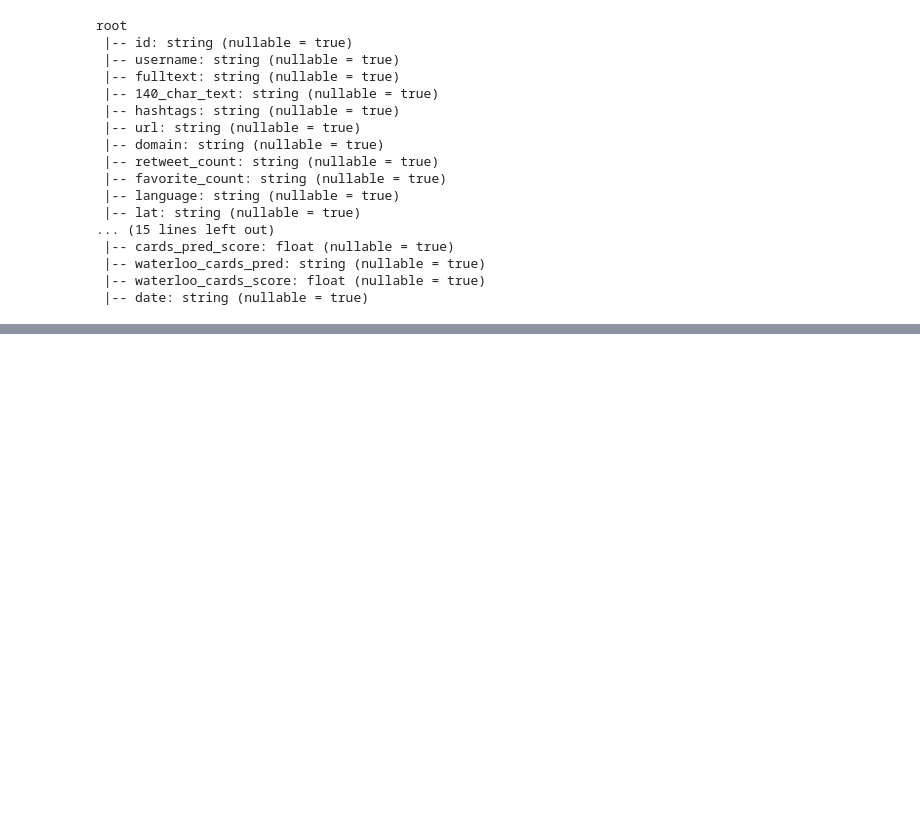
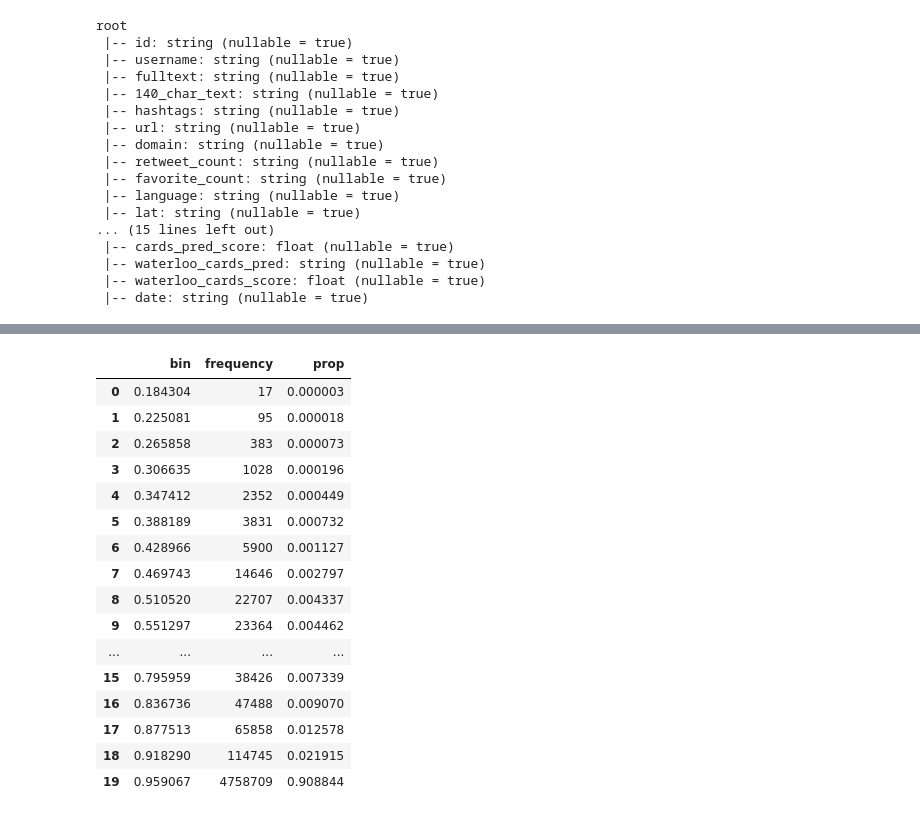
Before and after one commit to crarojasca/MDFI_misinformation, a Jupyter notebook: hamburg/RoC.ipynb, the cells around one changed output, grey strips where cells are left out. Drawn from its saved outputs; the diff is of its cells as text; code cells hidden in the pictures; blank space fills up the shorter version.

```diff
--- a/hamburg/RoC.ipynb
+++ b/hamburg/RoC.ipynb
@@ -92,0 +170,25 @@ root
+# %%
+scores = pd.DataFrame(
+    list(zip(*scores_bins)),
+    columns=['bin', 'frequency']
+)
+scores["prop"] = scores["frequency"]/total_count
+scores
+# %% [output]
+|  | bin | frequency | prop |
+| 0 | 0.184304 | 17 | 0.000003 |
+| 1 | 0.225081 | 95 | 0.000018 |
+| 2 | 0.265858 | 383 | 0.000073 |
+| 3 | 0.306635 | 1028 | 0.000196 |
+| 4 | 0.347412 | 2352 | 0.000449 |
+| 5 | 0.388189 | 3831 | 0.000732 |
+| 6 | 0.428966 | 5900 | 0.001127 |
+| 7 | 0.469743 | 14646 | 0.002797 |
+| 8 | 0.510520 | 22707 | 0.004337 |
+| 9 | 0.551297 | 23364 | 0.004462 |
+| ... | ... | ... | ... |
+| 15 | 0.795959 | 38426 | 0.007339 |
+| 16 | 0.836736 | 47488 | 0.009070 |
+| 17 | 0.877513 | 65858 | 0.012578 |
+| 18 | 0.918290 | 114745 | 0.021915 |
+| 19 | 0.959067 | 4758709 | 0.908844 |
```
Also changed, not shown: parts of 11 cells of this notebook, 17 other files.
